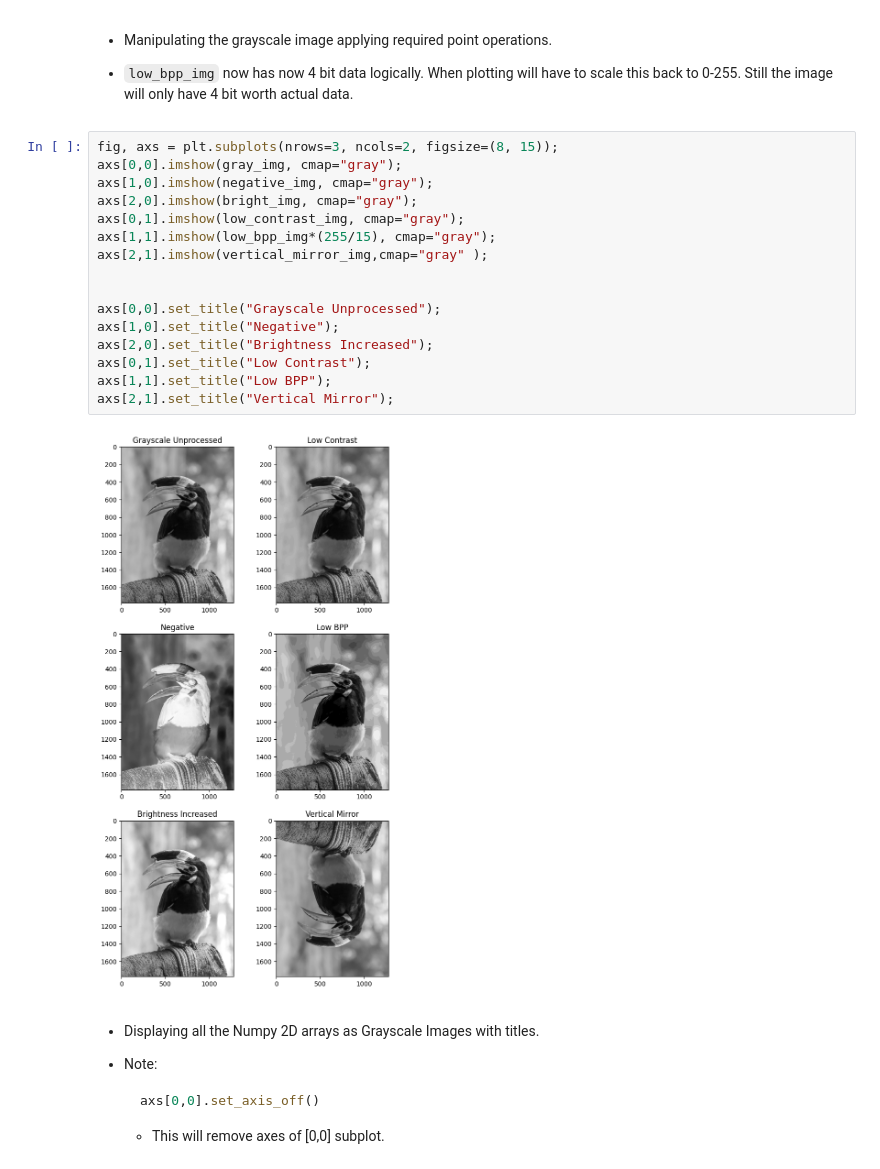
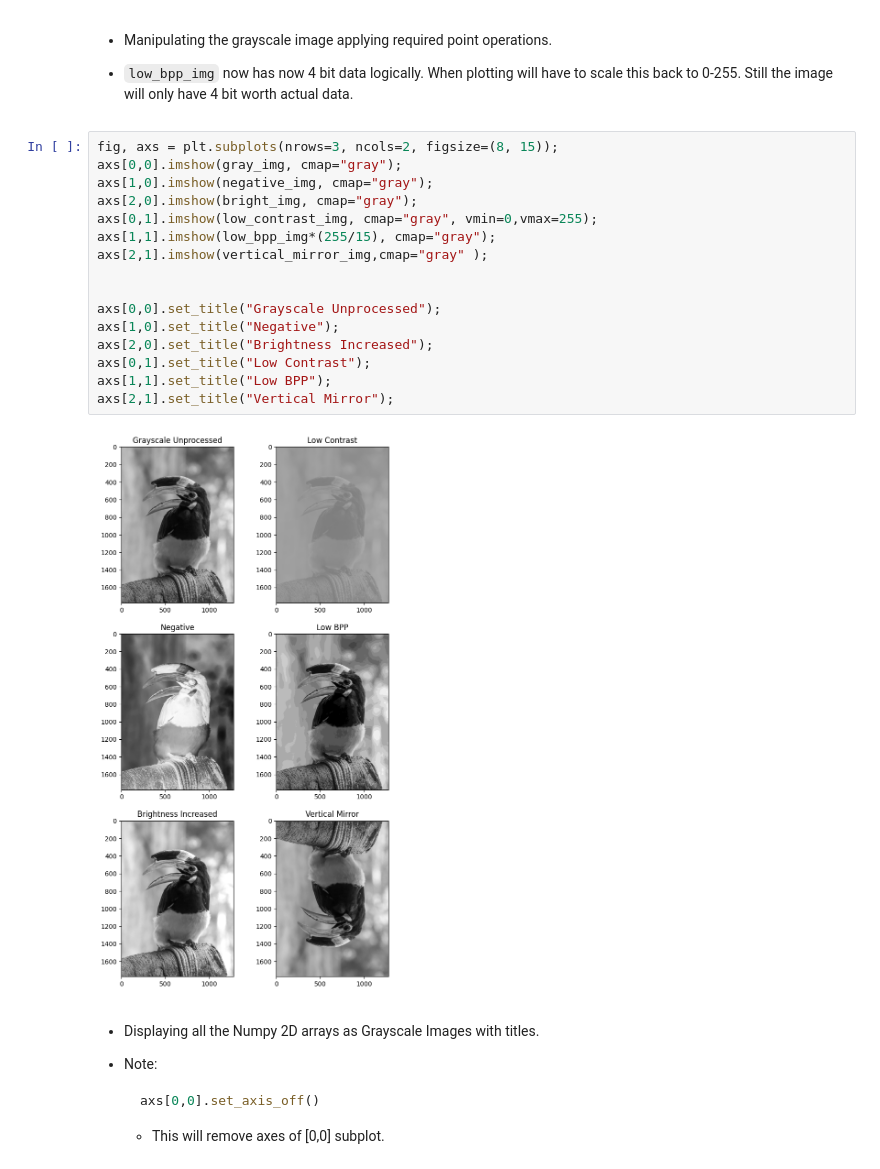
Before and after one commit to chathura-de-silva/Image-Processing-Labs, a Jupyter notebook: Point Operations/main.ipynb, the cells around one changed output. Saved outputs shown, nothing was run; the diff lists cells and outputs as text.

Commit message:
Corrected error in Low contrast image preview.

```diff
--- a/Point Operations/main.ipynb
+++ b/Point Operations/main.ipynb
@@ -42,21 +42,21 @@ vertical_mirror_img = gray_img[::-1]
 # %%
 fig, axs = plt.subplots(nrows=3, ncols=2, figsize=(8, 15));
 axs[0,0].imshow(gray_img, cmap="gray");
 axs[1,0].imshow(negative_img, cmap="gray");
 axs[2,0].imshow(bright_img, cmap="gray");
-axs[0,1].imshow(low_contrast_img, cmap="gray");
+axs[0,1].imshow(low_contrast_img, cmap="gray", vmin=0,vmax=255);
 axs[1,1].imshow(low_bpp_img*(255/15), cmap="gray");
 axs[2,1].imshow(vertical_mirror_img,cmap="gray" );
 
 
 axs[0,0].set_title("Grayscale Unprocessed");
 axs[1,0].set_title("Negative");
 axs[2,0].set_title("Brightness Increased");
 axs[0,1].set_title("Low Contrast");
 axs[1,1].set_title("Low BPP");
 axs[2,1].set_title("Vertical Mirror");
 # %% [output]
-[figure, old version]
+[figure, new version]
 # %% [markdown]
 *   Displaying all the Numpy 2D arrays as Grayscale Images with titles.
 
```
Also changed, not shown: 1 other file.
